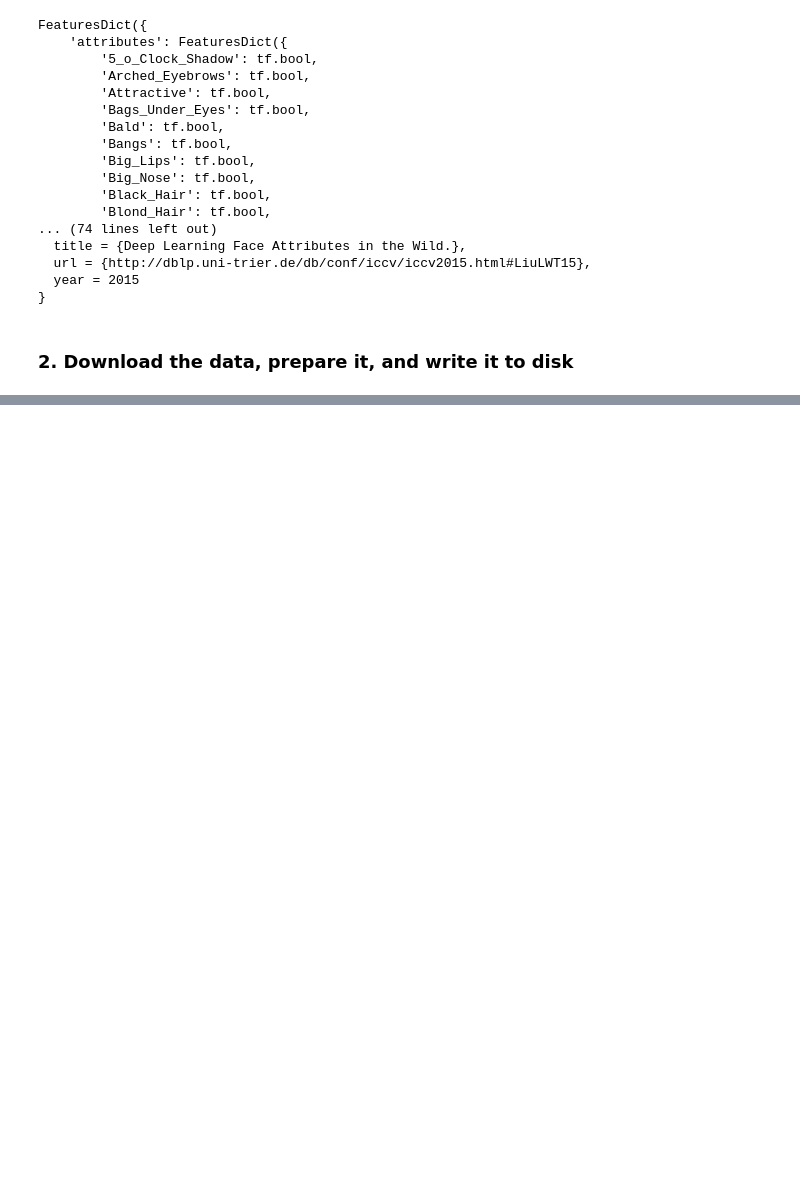
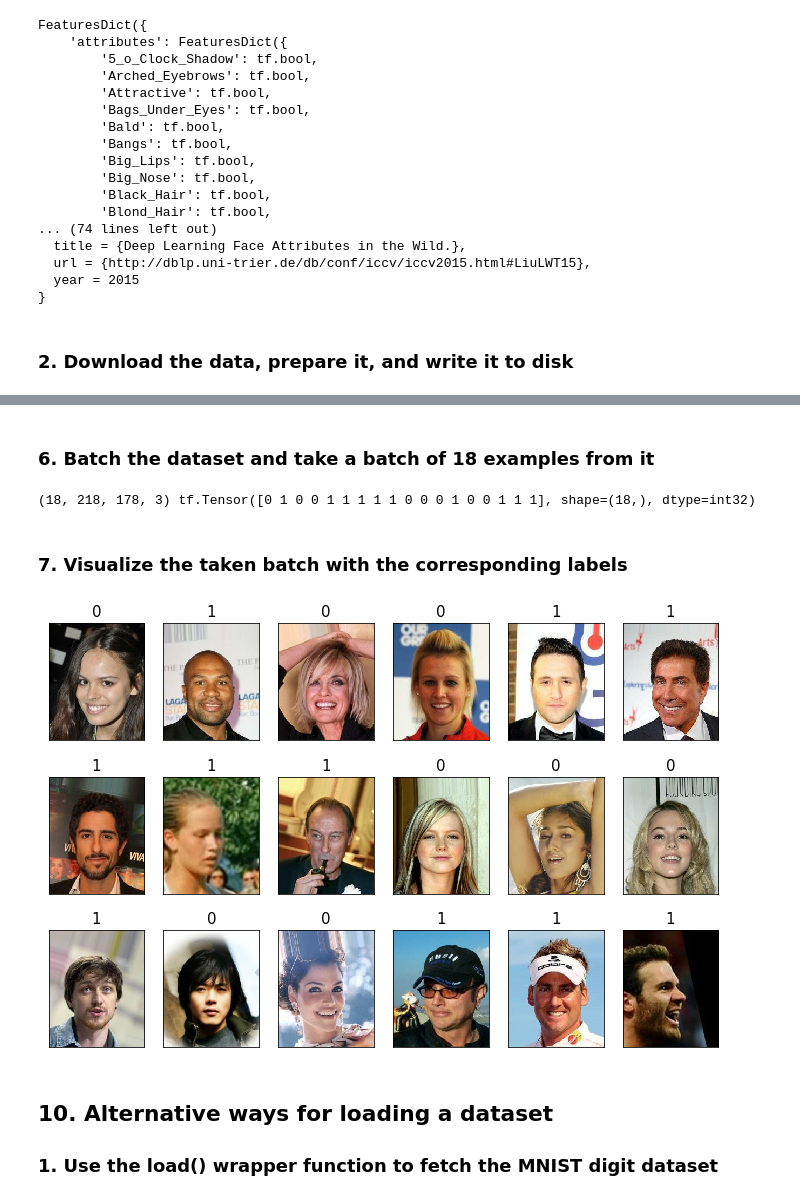
Before and after one commit to yonsken/python-ml-exercises, a Jupyter notebook: chapter_exercises/chapter_13/tensorflow_nn.ipynb, the cells around one changed output, grey strips where cells are left out. Saved outputs shown, nothing was run; the diff lists cells and outputs as text; code cells hidden in the pictures; blank space fills up the shorter version.

Commit message:
Finish the TensorFlow notebook
I added the final sections to the notebook about the TensorFlow basics
notebook about downloading, loading and preprocessing the datasets.

```diff
--- a/chapter_exercises/chapter_13/tensorflow_nn.ipynb
+++ b/chapter_exercises/chapter_13/tensorflow_nn.ipynb
@@ -534,0 +535,4 @@ NameError: name 'celeba_bldr' is not defined
+# %%
+datasets = celeba_bldr.as_dataset(shuffle_files=False)
+
+datasets.keys()
@@ -534,0 +544,7 @@ NameError: name 'celeba_bldr' is not defined
+# %%
+ds_train = datasets['train']
+assert isinstance(ds_train, tf.data.Dataset)
+
+example = next(iter(ds_train))
+print(type(example))
+print(example.keys())
@@ -534,0 +558,28 @@ NameError: name 'celeba_bldr' is not defined
+# %%
+ds_train = ds_train.map(lambda item:
+     (item['image'], tf.cast(item['attributes']['Male'], tf.int32)))
+# %% [markdown]
+### 6. Batch the dataset and take a batch of 18 examples from it
+# %%
+ds_train = ds_train.batch(18)
+images, labels = next(iter(ds_train))
+
+print(images.shape, labels)
+# %% [output]
+(18, 218, 178, 3) tf.Tensor([0 1 0 0 1 1 1 1 1 0 0 0 1 0 0 1 1 1], shape=(18,), dtype=int32)
+# %% [markdown]
+### 7. Visualize the taken batch with the corresponding labels
+# %%
+fig = plt.figure(figsize=(12, 8))
+for i,(image,label) in enumerate(zip(images, labels)):
+    ax = fig.add_subplot(3, 6, i+1)
+    ax.set_xticks([]); ax.set_yticks([])
+    ax.imshow(image)
+    ax.set_title('{}'.format(label), size=15)
+
+plt.show()
+# %% [output]
+[figure, added]
+# %% [markdown]
+## 10. Alternative ways for loading a dataset
+### 1. Use the load() wrapper function to fetch the MNIST digit dataset
```
Also changed, not shown: parts of 9 cells of this notebook.
